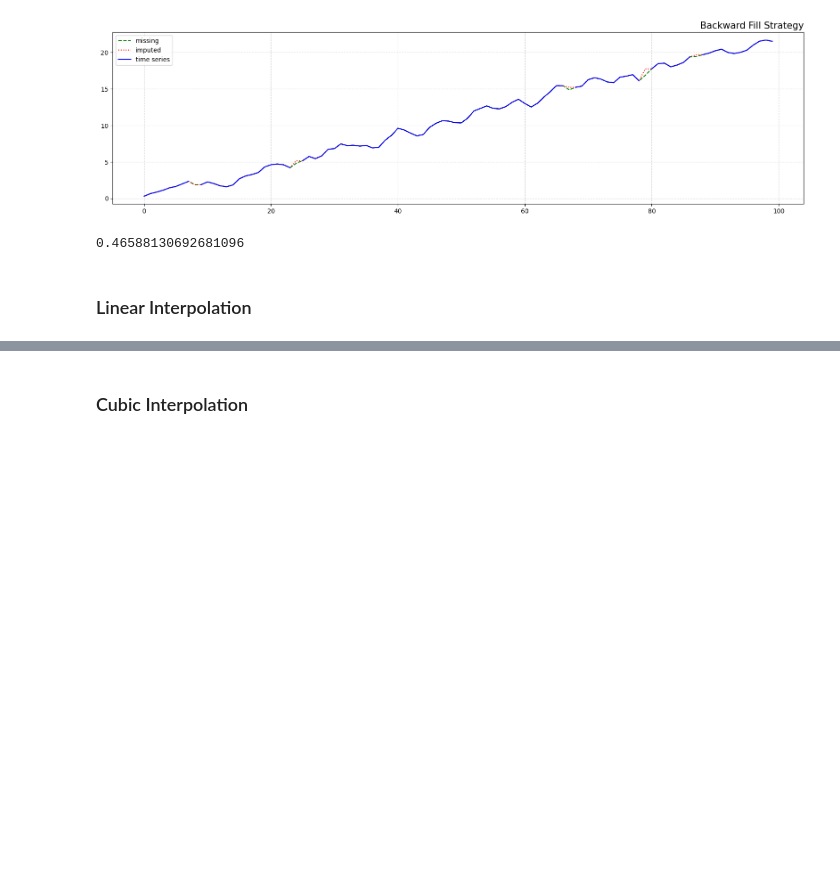
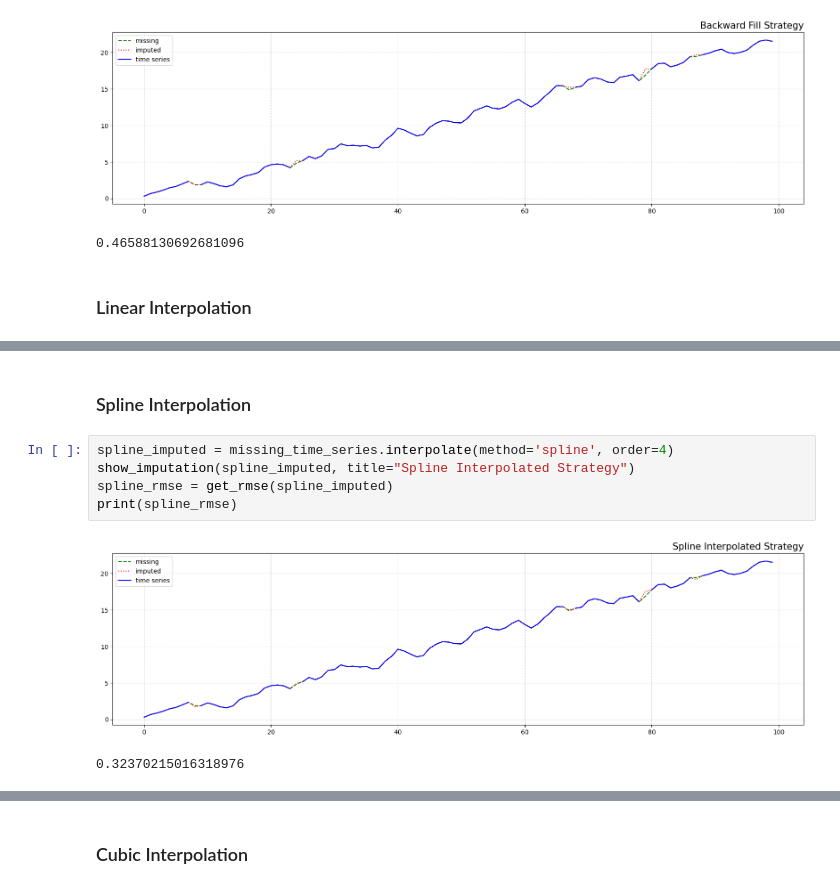
Before and after one commit to talhajamal11/mathematical_modelling, a Jupyter notebook: src/Time Series/interpolation_extrapolation.ipynb, the cells around one changed output, grey strips where cells are left out. Cells and saved outputs as stored; diff of their text form; blank space fills up the shorter version.

```diff
--- a/src/Time Series/interpolation_extrapolation.ipynb
+++ b/src/Time Series/interpolation_extrapolation.ipynb
@@ -134,0 +143,10 @@ print(bfill_imputed_rmse)
+# %% [markdown]
+### Spline Interpolation
+# %%
+spline_imputed = missing_time_series.interpolate(method='spline', order=4)
+show_imputation(spline_imputed, title="Spline Interpolated Strategy")
+spline_rmse = get_rmse(spline_imputed)
+print(spline_rmse)
+# %% [output]
+[figure, added]
+0.32370215016318976
```
Also changed, not shown: parts of 10 cells of this notebook.
